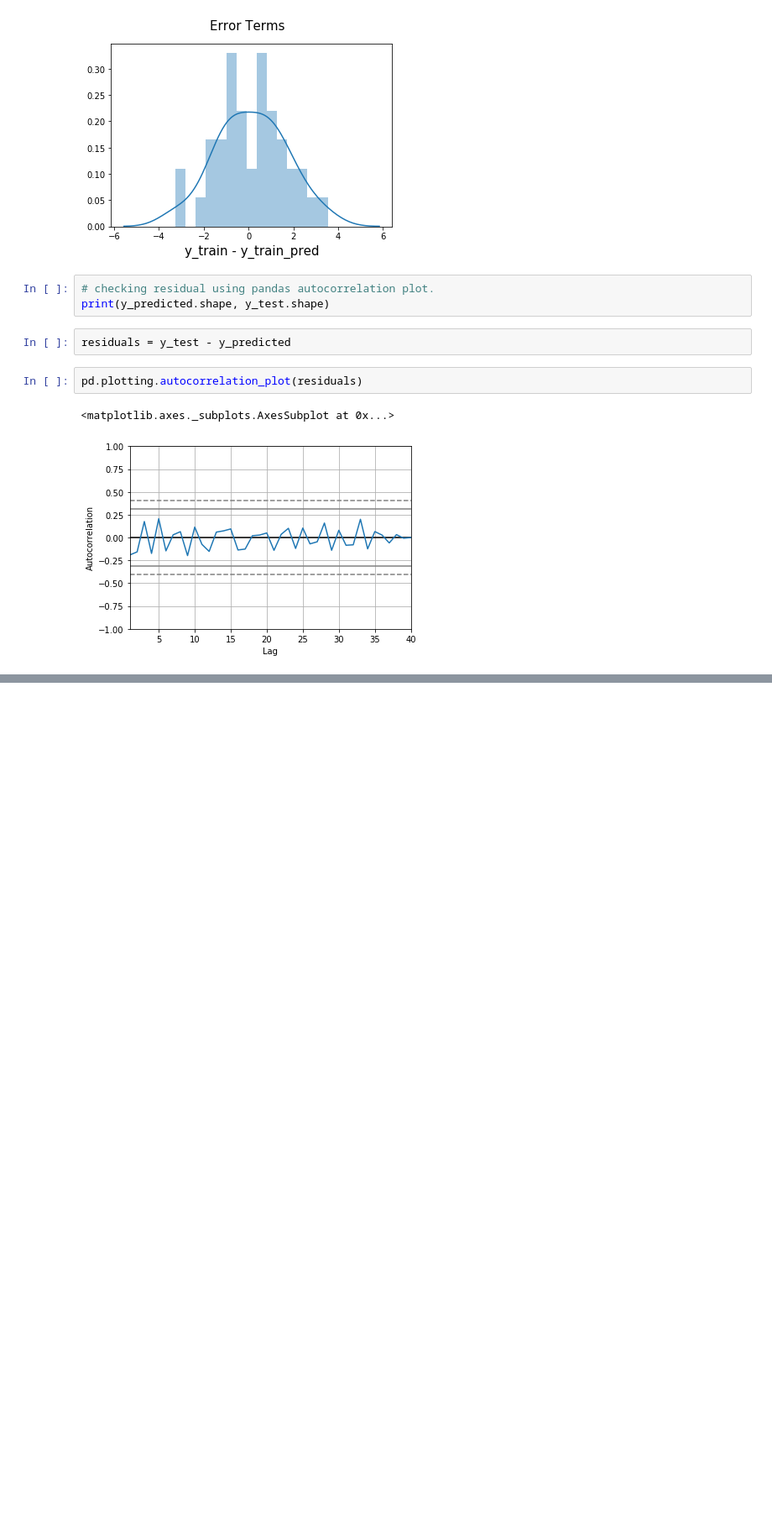
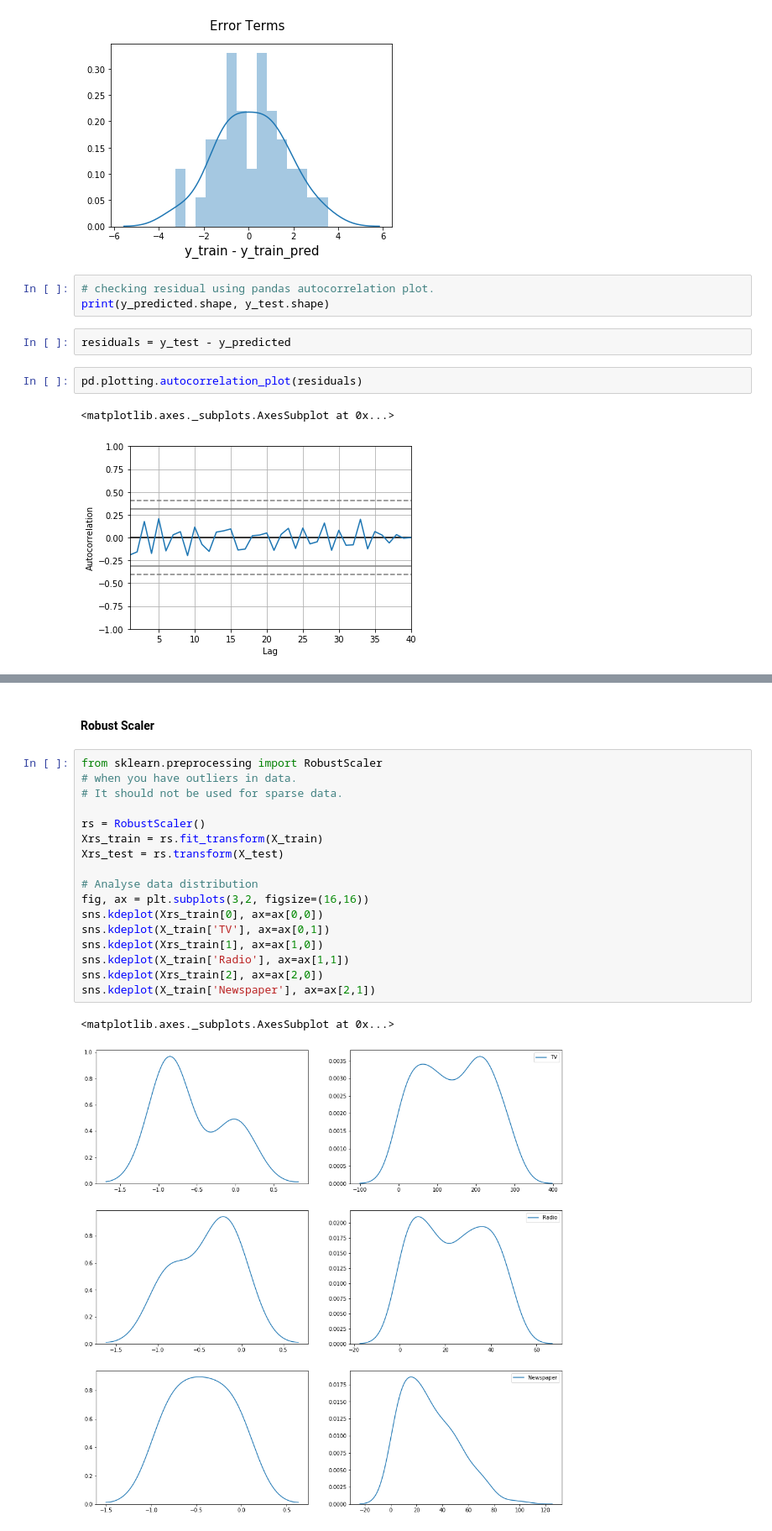
Before and after one commit to ikhurana/code-asylums, a Jupyter notebook: CA-SS1/Regression/Regression.ipynb, the cells around one changed output, grey strips where cells are left out. Shown at 84% size. Drawn from its saved outputs; the diff is of its cells as text; blank space fills up the shorter version.

```diff
--- a/CA-SS1/Regression/Regression.ipynb
+++ b/CA-SS1/Regression/Regression.ipynb
@@ -333,0 +473,22 @@ pd.plotting.autocorrelation_plot(residuals)
+# %% [markdown]
+#### Robust Scaler
+# %%
+from sklearn.preprocessing import RobustScaler
+# when you have outliers in data.
+# It should not be used for sparse data.
+
+rs = RobustScaler()
+Xrs_train = rs.fit_transform(X_train)
+Xrs_test = rs.transform(X_test)
+
+# Analyse data distribution
+fig, ax = plt.subplots(3,2, figsize=(16,16))
+sns.kdeplot(Xrs_train[0], ax=ax[0,0])
+sns.kdeplot(X_train['TV'], ax=ax[0,1])
+sns.kdeplot(Xrs_train[1], ax=ax[1,0])
+sns.kdeplot(X_train['Radio'], ax=ax[1,1])
+sns.kdeplot(Xrs_train[2], ax=ax[2,0])
+sns.kdeplot(X_train['Newspaper'], ax=ax[2,1])
+# %% [output]
+<matplotlib.axes._subplots.AxesSubplot at 0x...>
+[figure, added]
```
Also changed, not shown: parts of 32 cells of this notebook.
